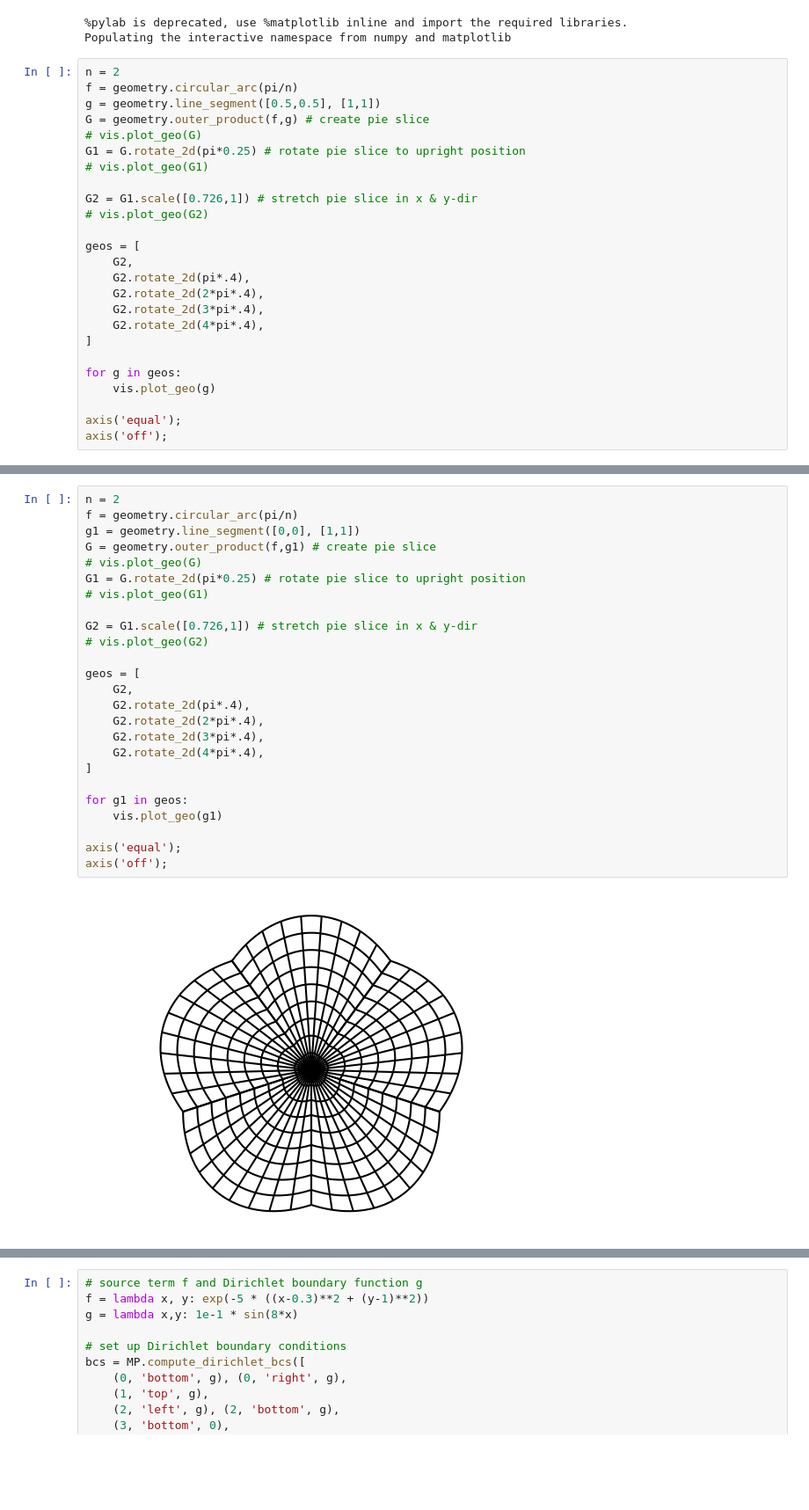
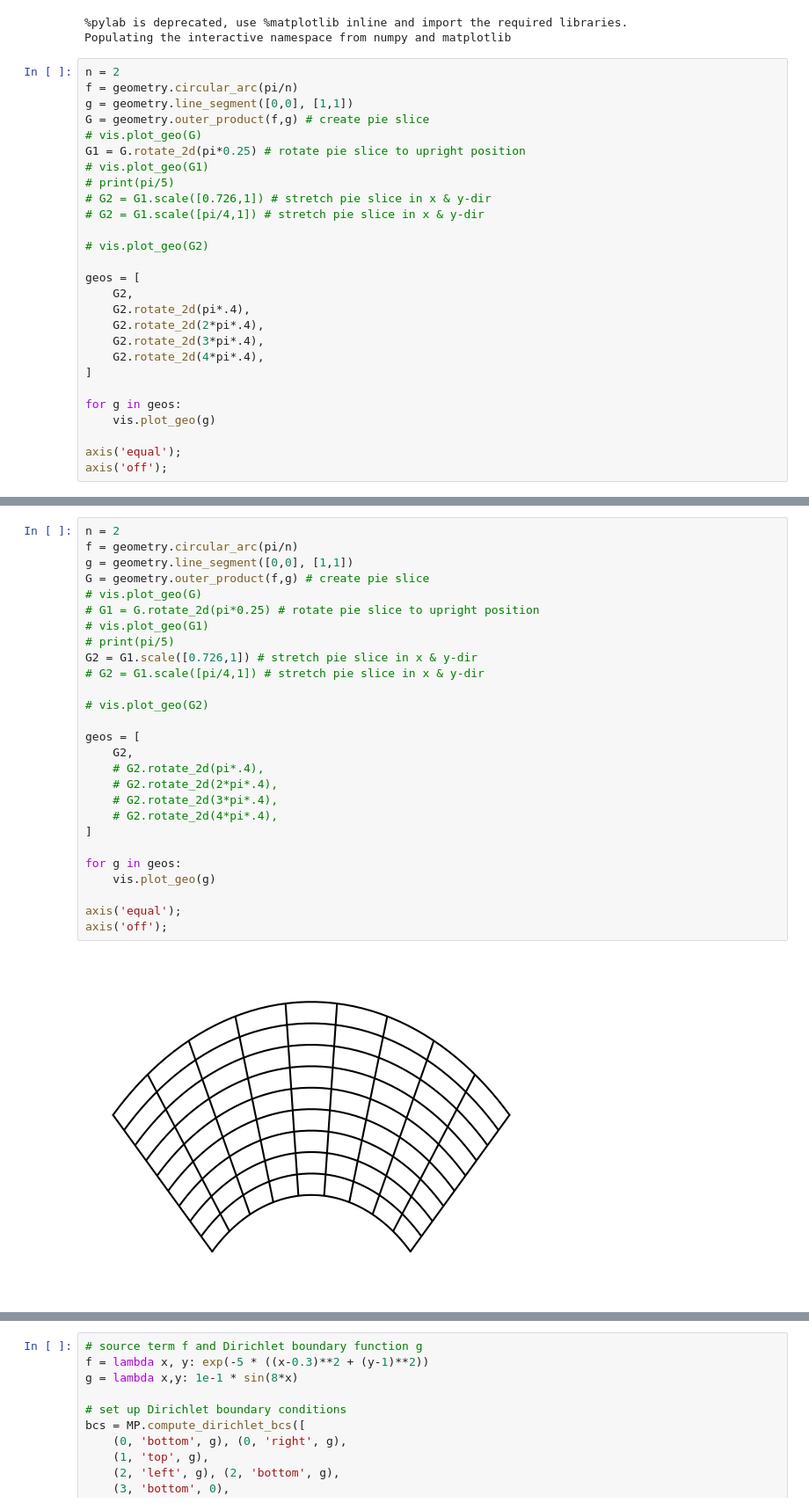
Before and after one commit to kevin866/pyiga, a Jupyter notebook: notebooks/IGA on 5-fold shape.ipynb, the cells around one changed output, grey strips where cells are left out. Shown at 88% size. Drawn from its saved outputs; the diff is of its cells as text; blank space fills up the shorter version.

```diff
--- a/notebooks/IGA on 5-fold shape.ipynb
+++ b/notebooks/IGA on 5-fold shape.ipynb
@@ -11,13 +11,15 @@ Populating the interactive namespace from numpy and matplotlib
 # %%
 n = 2
 f = geometry.circular_arc(pi/n)
-g = geometry.line_segment([0.5,0.5], [1,1])
+g = geometry.line_segment([0,0], [1,1])
 G = geometry.outer_product(f,g) # create pie slice
 # vis.plot_geo(G)
 G1 = G.rotate_2d(pi*0.25) # rotate pie slice to upright position
 # vis.plot_geo(G1)
+# print(pi/5)
+# G2 = G1.scale([0.726,1]) # stretch pie slice in x & y-dir
+# G2 = G1.scale([pi/4,1]) # stretch pie slice in x & y-dir
 
-G2 = G1.scale([0.726,1]) # stretch pie slice in x & y-dir
 # vis.plot_geo(G2)
 
 geos = [
@@ -38,30 +40,32 @@ axis('off');
 # %%
 n = 2
 f = geometry.circular_arc(pi/n)
-g1 = geometry.line_segment([0,0], [1,1])
-G = geometry.outer_product(f,g1) # create pie slice
+g = geometry.line_segment([0,0], [1,1])
+G = geometry.outer_product(f,g) # create pie slice
 # vis.plot_geo(G)
-G1 = G.rotate_2d(pi*0.25) # rotate pie slice to upright position
+# G1 = G.rotate_2d(pi*0.25) # rotate pie slice to upright position
 # vis.plot_geo(G1)
+# print(pi/5)
+G2 = G1.scale([0.726,1]) # stretch pie slice in x & y-dir
+# G2 = G1.scale([pi/4,1]) # stretch pie slice in x & y-dir
 
-G2 = G1.scale([0.726,1]) # stretch pie slice in x & y-dir
 # vis.plot_geo(G2)
 
 geos = [
     G2,
-    G2.rotate_2d(pi*.4),
-    G2.rotate_2d(2*pi*.4),
-    G2.rotate_2d(3*pi*.4),
-    G2.rotate_2d(4*pi*.4),
+    # G2.rotate_2d(pi*.4),
+    # G2.rotate_2d(2*pi*.4),
+    # G2.rotate_2d(3*pi*.4),
+    # G2.rotate_2d(4*pi*.4),
 ]
 
-for g1 in geos:
-    vis.plot_geo(g1)
+for g in geos:
+    vis.plot_geo(g)
 
 axis('equal');
 axis('off');
 # %% [output]
-[figure, old version]
+[figure, new version]
 # %%
 # define discretization space (the same in each patch)
 p = 3
```
Also changed, not shown: parts of 5 cells of this notebook, 2 other files.
